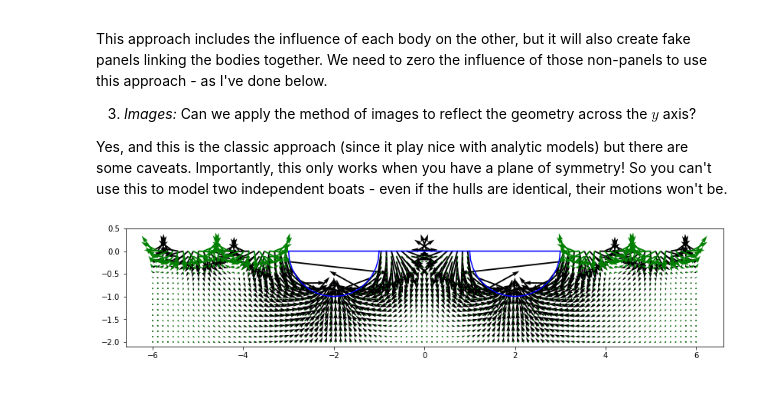
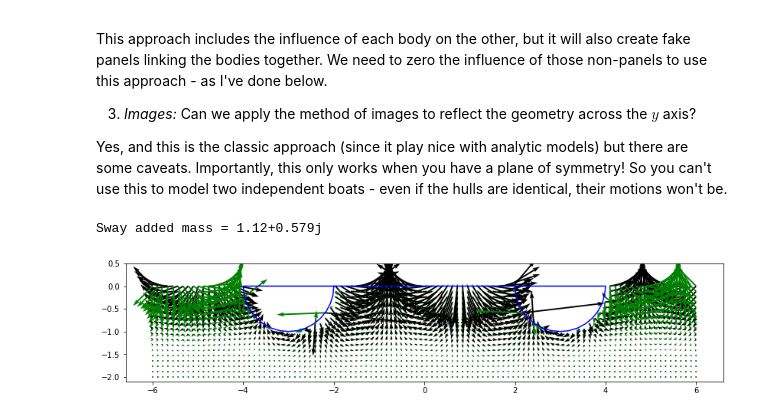
Before and after one commit to weymouth/MarineHydro, a Jupyter notebook: notebooks/wave_greens_function.ipynb, the cells around one changed output. Cells and saved outputs as stored; diff of their text form; code cells hidden in the pictures.

Commit message:
Update wave greens function

```diff
--- a/notebooks/wave_greens_function.ipynb
+++ b/notebooks/wave_greens_function.ipynb
@@ -273,28 +277,33 @@ This approach includes the influence of each body on the other, but it will also
 
 Yes, and this is the classic approach (since it play nice with analytic models) but there are some caveats. Importantly, this only works when you have a plane of symmetry! So you can't use this to model two independent boats - even if the hulls are identical, their motions won't be.
 # %%
-def circle_cat(N,g):
+def circle_cat(N,gap):
   ya,za = ellipse(N//2,theta1=0)
   yb,zb = ellipse(N//2,theta1=0)
-  ya += 1+g
-  yb -= 1+g
-  return np.append(ya,yb),np.append(za,zb),[N//2]
+  return np.append(ya+gap,yb-gap),np.append(za,zb),[N//2]
 
-def zero_influence(A,nx,ny,blank):
-  for i in blank:
-    A[i,:] = np.zeros(len(nx)); A[i,i] = 1
-    nx[i] = 0; ny[i] = 0
-  return A,nx,ny
+def concat_sway(y,z,blank,G,args):
+    yc,zc,ny,_,h = properties(y[:-1], z[:-1], y[1:], z[1:])
+    A,ny,_ = construct_A(y,z,G,args)
+    # *blank* out the connecting panels before solving
+    for i in blank:
+      A[i,:] = np.zeros(len(ny))
+      A[i,i] = 1
+      ny[i] = 0
+    qy = np.linalg.solve(A,ny) # sway source
 
-N,K,gap = 32,4,1
+    B = [h*potential(yc,zc,y[i],z[i],y[i+1],z[i+1],G,args) for i in range(len(yc))]
+    myy = -ny@B@qy             # sway added-mass
+    return qy,myy
+
+N,K,gap = 32,2,3
 y,z,blank = circle_cat(N,gap)
 catYZ = np.meshgrid(np.linspace(-6,6,108),np.linspace(-2,0,18))
-catYZ = mask_grid(*catYZ,mask=lambda y,z: (abs(y)-1-gap)**2+z**2<1)
-A,ny,nz = zero_influence(*construct_A(y,z,wave_source,(K,)),blank)
-q = np.linalg.solve(A,nz)
-plot_flow(y,z,q,catYZ,wave_source,(K,),size=(14,6),ymax=0.5)
-# anim = wave_video(y,z,q,catYZ,wave_source,(K,),size=(14,6))
-# HTML(anim.to_html5_video())
+catYZ = mask_grid(*catYZ,mask=lambda y,z: (abs(y)-gap)**2+z**2<1)
+qy,myy = concat_sway(y,z,blank,wave_source,(K,))
+print(f'Sway added mass = {myy:.3g}')
+plot_flow(y,z,qy,catYZ,wave_source,(K,),size=(14,6),ymax=0.5)
 # %% [output]
+Sway added mass = 1.12+0.579j
-[figure, old version]
+[figure, new version]
 # %% [markdown]
```
Also changed, not shown: parts of 7 cells of this notebook.
